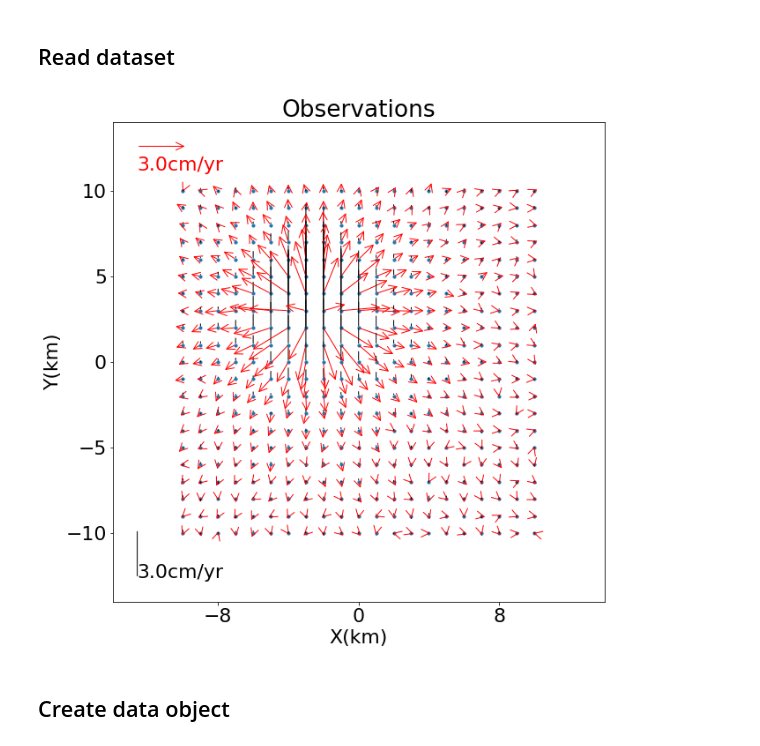
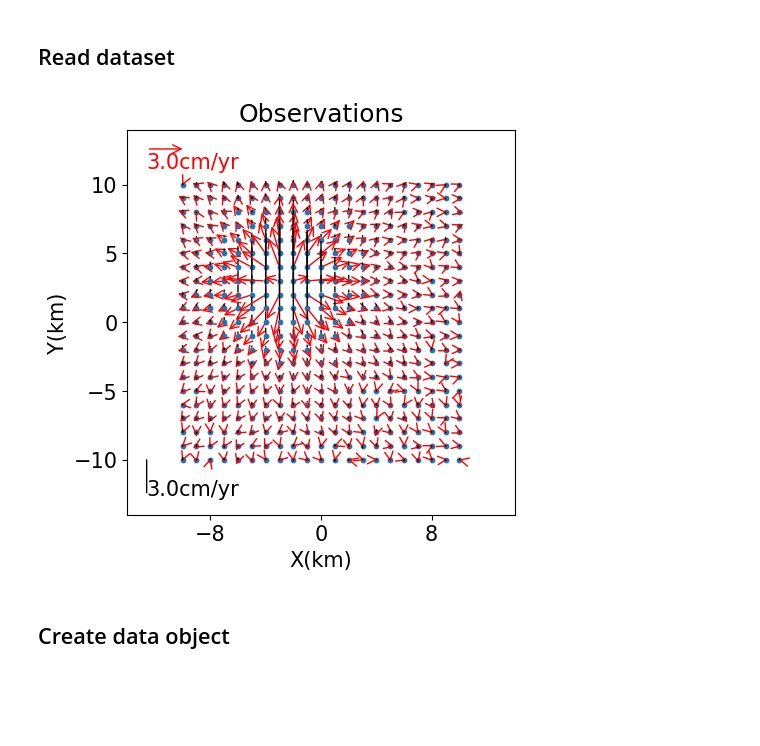
Before and after one commit to uafgeotools/vmod, a Jupyter notebook: dvd_gnss_low.ipynb, the cells around one changed output. Cells and saved outputs as stored; diff of their text form; code cells hidden in the pictures; blank space fills up the shorter version.

```diff
--- a/dvd_gnss_low.ipynb
+++ b/dvd_gnss_low.ipynb
@@ -25,10 +25,10 @@ euys=np.copy(euxs)
 euzs=np.copy(euxs)
 names=[str(i).zfill(4) for i in range(len(xs))]
 # %%
-plt.rcParams.update({'font.size': 22})
-util.plot_gnss(xs,ys,uxs,uys,uzs,title='Observations',scl=3.0,figsize=(10,10))
+plt.rcParams.update({'font.size': 15})
+util.plot_gnss(xs,ys,uxs,uys,uzs,title='Observations',scl=3.0,figsize=(5,5))
 # %% [output]
-[figure, old version]
+[figure, new version]
 # %% [markdown]
 ## Create data object
 # %%
```
Also changed, not shown: parts of 17 cells of this notebook, 30 other files.
